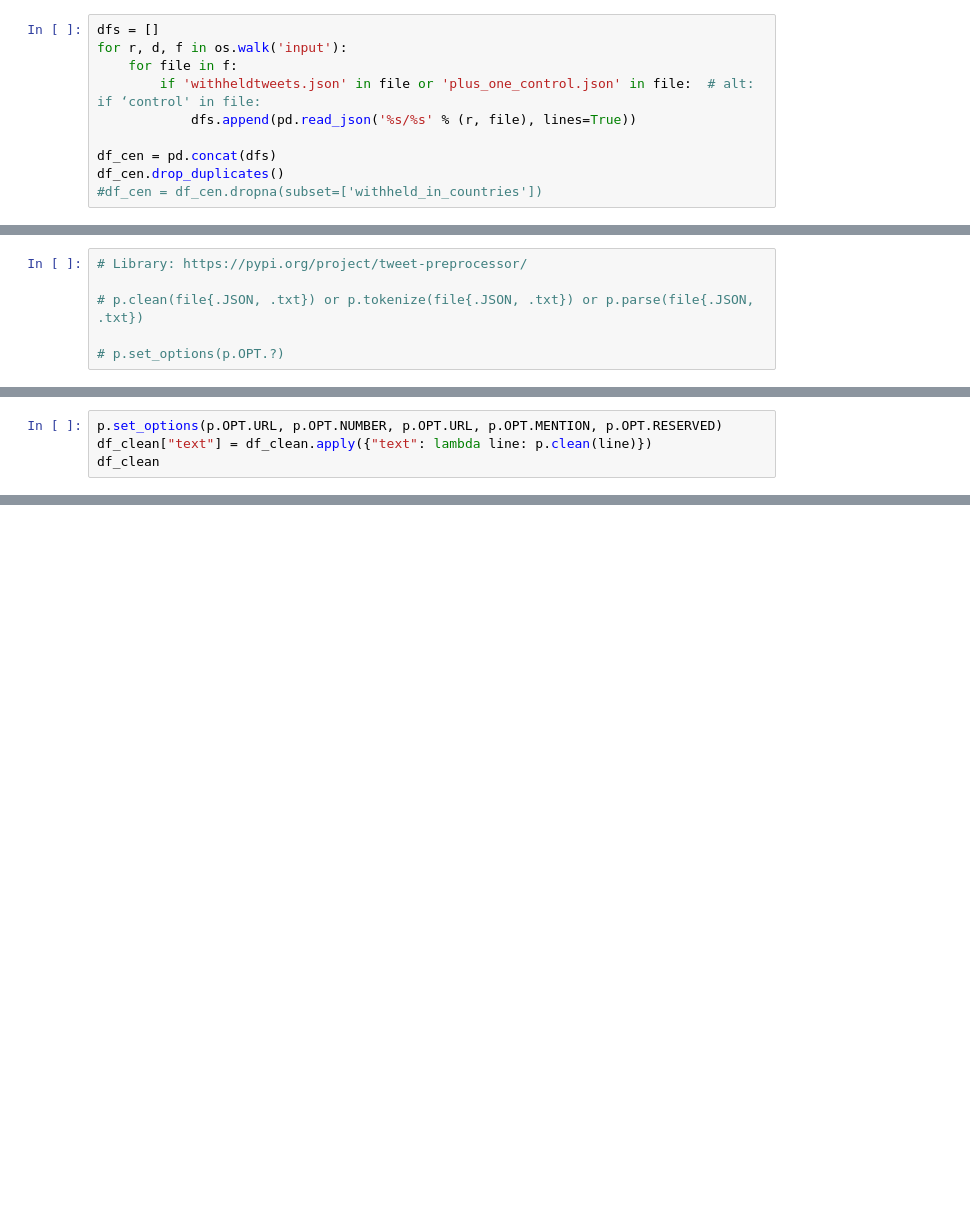
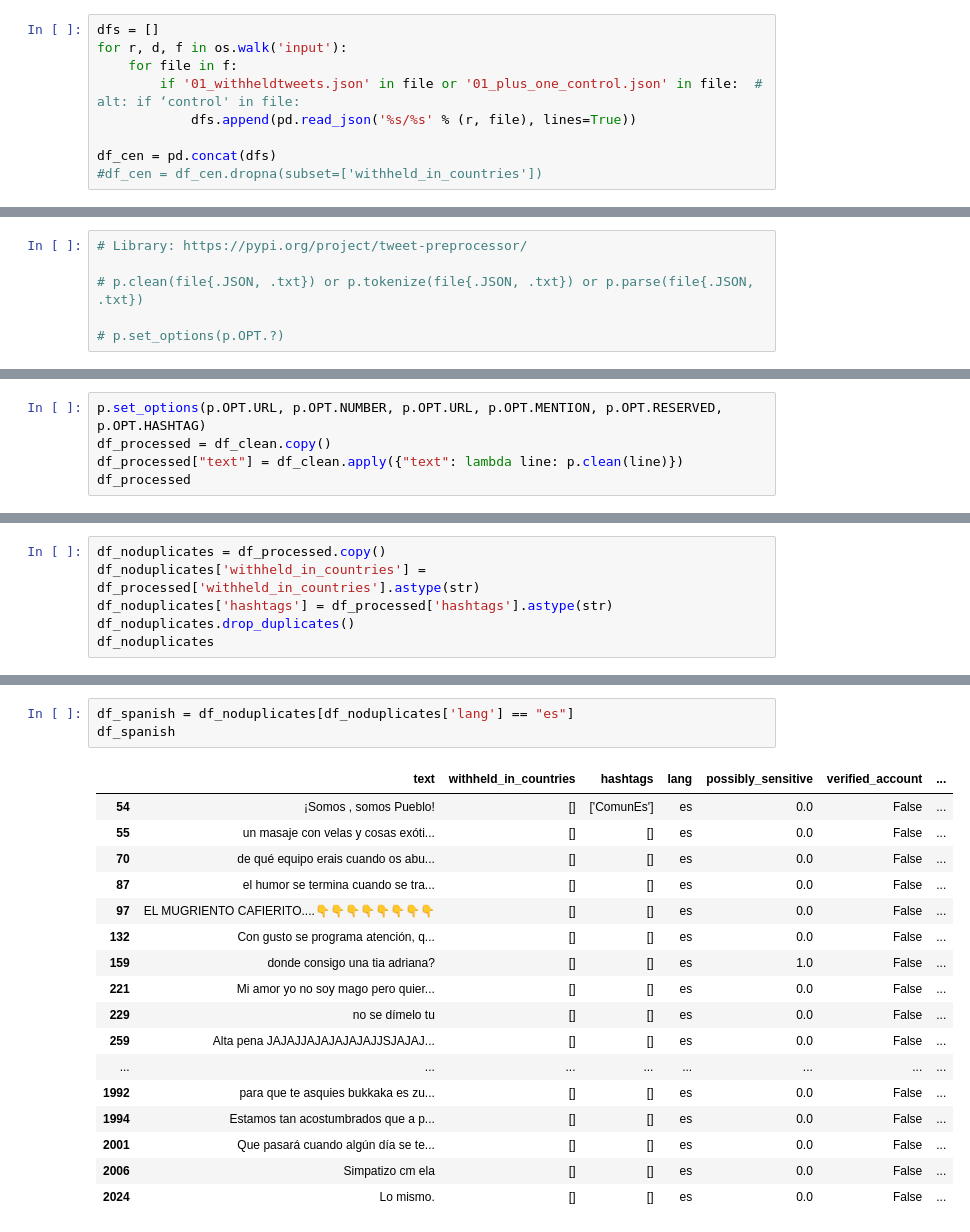
Before and after one commit to CS-433/ml-project-2-VD-FN-JS, a Jupyter notebook: cleaning_dataset.ipynb, the cells around one changed output, grey strips where cells are left out. Drawn from its saved outputs; the diff is of its cells as text; blank space fills up the shorter version.

Commit message:
Filter by language and delete duplicates

```diff
--- a/cleaning_dataset.ipynb
+++ b/cleaning_dataset.ipynb
@@ -10,11 +10,10 @@ from vaderSentiment.vaderSentiment import SentimentIntensityAnalyzer
 dfs = []
 for r, d, f in os.walk('input'):
     for file in f:
-        if 'withheldtweets.json' in file or 'plus_one_control.json' in file:  # alt: if ‘control' in file:
+        if '01_withheldtweets.json' in file or '01_plus_one_control.json' in file:  # alt: if ‘control' in file:
             dfs.append(pd.read_json('%s/%s' % (r, file), lines=True))
 
 df_cen = pd.concat(dfs)
-df_cen.drop_duplicates()
 #df_cen = df_cen.dropna(subset=['withheld_in_countries'])
 # %%
 worthKeeping = ["text", "truncated", "user",
@@ -149,6 +223,7 @@ df_clean["popularity_score"].describe()
 
 # Number, p.OPT.NUMBER
 # %%
-p.set_options(p.OPT.URL, p.OPT.NUMBER, p.OPT.URL, p.OPT.MENTION, p.OPT.RESERVED)
-df_clean["text"] = df_clean.apply({"text": lambda line: p.clean(line)})
-df_clean
+p.set_options(p.OPT.URL, p.OPT.NUMBER, p.OPT.URL, p.OPT.MENTION, p.OPT.RESERVED, p.OPT.HASHTAG)
+df_processed = df_clean.copy()
+df_processed["text"] = df_clean.apply({"text": lambda line: p.clean(line)})
+df_processed
@@ -154,0 +244,6 @@ df_clean
+# %%
+df_noduplicates = df_processed.copy()
+df_noduplicates['withheld_in_countries'] = df_processed['withheld_in_countries'].astype(str)
+df_noduplicates['hashtags'] = df_processed['hashtags'].astype(str)
+df_noduplicates.drop_duplicates()
+df_noduplicates
@@ -154,0 +344,21 @@ df_clean
+# %%
+df_spanish = df_noduplicates[df_noduplicates['lang'] == "es"]
+df_spanish
+# %% [output]
+|  | text | withheld_in_countries | hashtags | lang | possibly_sensitive | verified_account | ... |
+| 54 | ¡Somos , somos Pueblo! | [] | ['ComunEs'] | es | 0.0 | False | ... |
+| 55 | un masaje con velas y cosas exóti... | [] | [] | es | 0.0 | False | ... |
+| 70 | de qué equipo erais cuando os abu... | [] | [] | es | 0.0 | False | ... |
+| 87 | el humor se termina cuando se tra... | [] | [] | es | 0.0 | False | ... |
+| 97 | EL MUGRIENTO CAFIERITO....👇👇👇👇👇👇👇👇 | [] | [] | es | 0.0 | False | ... |
+| 132 | Con gusto se programa atención, q... | [] | [] | es | 0.0 | False | ... |
+| 159 | donde consigo una tia adriana? | [] | [] | es | 1.0 | False | ... |
+| 221 | Mi amor yo no soy mago pero quier... | [] | [] | es | 0.0 | False | ... |
+| 229 | no se dímelo tu | [] | [] | es | 0.0 | False | ... |
+| 259 | Alta pena JAJAJJAJAJAJAJAJJSJAJAJ... | [] | [] | es | 0.0 | False | ... |
+| ... | ... | ... | ... | ... | ... | ... | ... |
+| 1992 | para que te asquies bukkaka es zu... | [] | [] | es | 0.0 | False | ... |
+| 1994 | Estamos tan acostumbrados que a p... | [] | [] | es | 0.0 | False | ... |
+| 2001 | Que pasará cuando algún día se te... | [] | [] | es | 0.0 | False | ... |
+| 2006 | Simpatizo cm ela | [] | [] | es | 0.0 | False | ... |
+| 2024 | Lo mismo. | [] | [] | es | 0.0 | False | ... |
```
Also changed, not shown: parts of 22 cells of this notebook.
